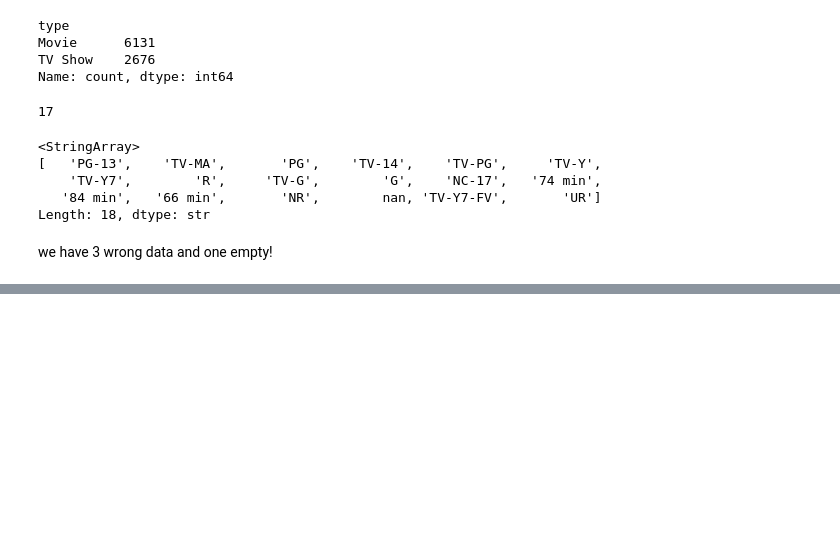
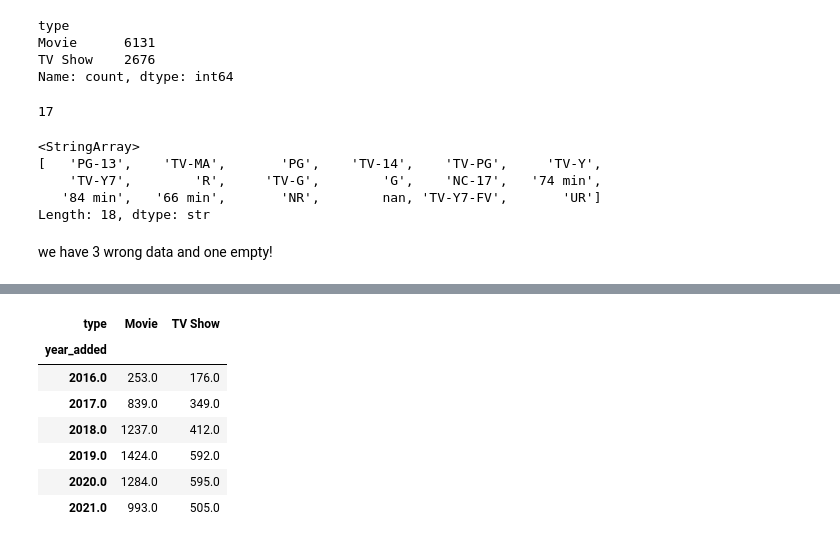
Before and after one commit to almaroshani/extra-exercises, a Jupyter notebook: netflix/Untitled.ipynb, the cells around one changed output, grey strips where cells are left out. Drawn from its saved outputs; the diff is of its cells as text; code cells hidden in the pictures; blank space fills up the shorter version.

```diff
--- a/netflix/Untitled.ipynb
+++ b/netflix/Untitled.ipynb
@@ -106,0 +131,12 @@ df[df["rating"].str.contains("min")]
+# %%
+yearly = df_clean.groupby(["year_added", "type"]).size().unstack()
+yearly.tail(6)
+# %% [output]
+| type | Movie | TV Show |
+| year_added |  |  |
+| 2016.0 | 253.0 | 176.0 |
+| 2017.0 | 839.0 | 349.0 |
+| 2018.0 | 1237.0 | 412.0 |
+| 2019.0 | 1424.0 | 592.0 |
+| 2020.0 | 1284.0 | 595.0 |
+| 2021.0 | 993.0 | 505.0 |
```
Also changed, not shown: parts of 7 cells of this notebook.
